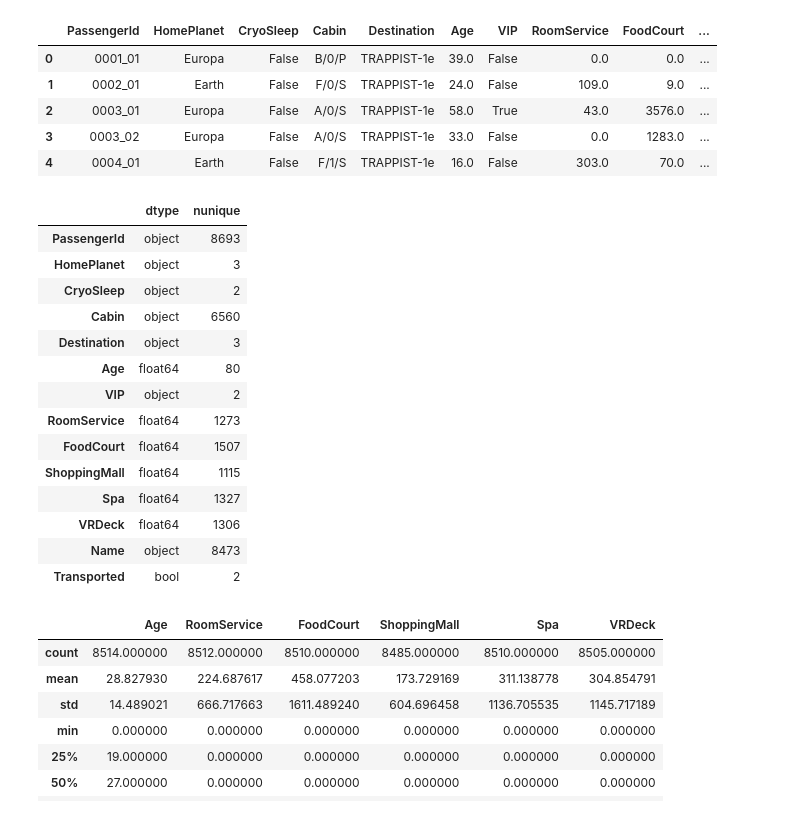
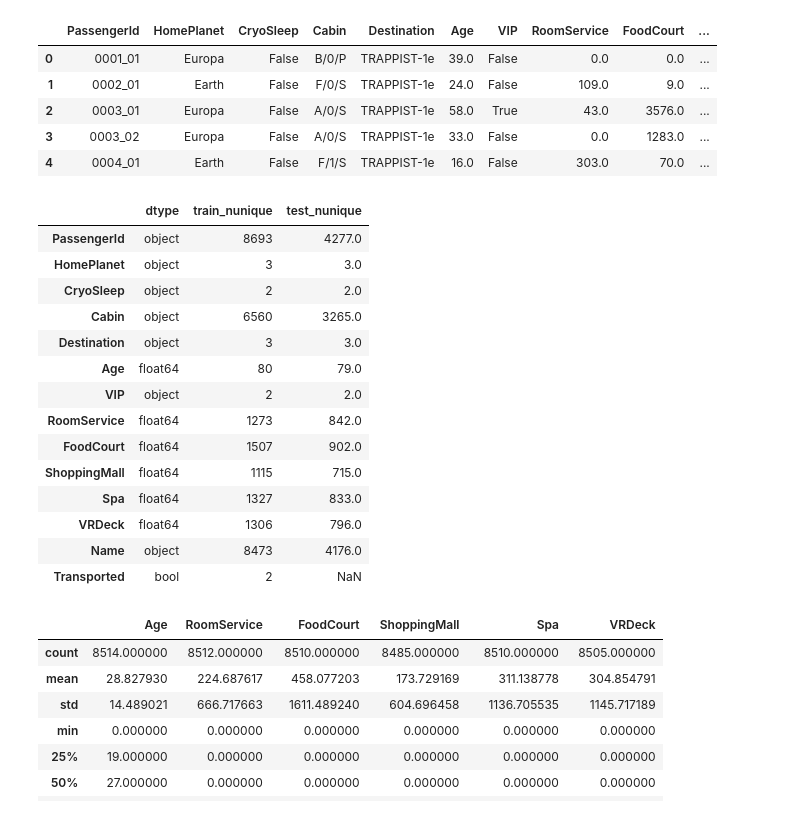
Before and after one commit to 0s12a11b/kaggle_spaceship-titanic, a Jupyter notebook: main.ipynb, the cells around one changed output. Drawn from its saved outputs; the diff is of its cells as text; code cells hidden in the pictures.

```diff
--- a/main.ipynb
+++ b/main.ipynb
@@ -30,25 +30,27 @@ train_data.head()
 | 3 | 0003_02 | Europa | False | A/0/S | TRAPPIST-1e | 33.0 | False | 0.0 | 1283.0 | ... |
 | 4 | 0004_01 | Earth | False | F/1/S | TRAPPIST-1e | 16.0 | False | 303.0 | 70.0 | ... |
 # %%
-df_nunique = pd.DataFrame(train_data.dtypes, columns=["dtype"])
-df_nunique["nunique"] = train_data.nunique().values
-df_nunique
+df_train_nunique = pd.DataFrame(train_data.dtypes, columns=["dtype"])
+df_train_nunique["train_nunique"] = train_data.nunique().values
+df_test_nunique = pd.DataFrame(test_data.dtypes, columns=["dtype"])
+df_test_nunique["test_nunique"] = test_data.nunique().values
+pd.concat((df_train_nunique, df_test_nunique["test_nunique"]), axis=1)
 # %% [output]
-|  | dtype | nunique |
-| PassengerId | object | 8693 |
-| HomePlanet | object | 3 |
-| CryoSleep | object | 2 |
-| Cabin | object | 6560 |
-| Destination | object | 3 |
-| Age | float64 | 80 |
-| VIP | object | 2 |
-| RoomService | float64 | 1273 |
-| FoodCourt | float64 | 1507 |
-| ShoppingMall | float64 | 1115 |
-| Spa | float64 | 1327 |
-| VRDeck | float64 | 1306 |
-| Name | object | 8473 |
-| Transported | bool | 2 |
+|  | dtype | train_nunique | test_nunique |
+| PassengerId | object | 8693 | 4277.0 |
+| HomePlanet | object | 3 | 3.0 |
+| CryoSleep | object | 2 | 2.0 |
+| Cabin | object | 6560 | 3265.0 |
+| Destination | object | 3 | 3.0 |
+| Age | float64 | 80 | 79.0 |
+| VIP | object | 2 | 2.0 |
+| RoomService | float64 | 1273 | 842.0 |
+| FoodCourt | float64 | 1507 | 902.0 |
+| ShoppingMall | float64 | 1115 | 715.0 |
+| Spa | float64 | 1327 | 833.0 |
+| VRDeck | float64 | 1306 | 796.0 |
+| Name | object | 8473 | 4176.0 |
+| Transported | bool | 2 | NaN |
 # %%
 train_data.describe()
 # %% [output]
```
Also changed, not shown: parts of 18 cells of this notebook.
